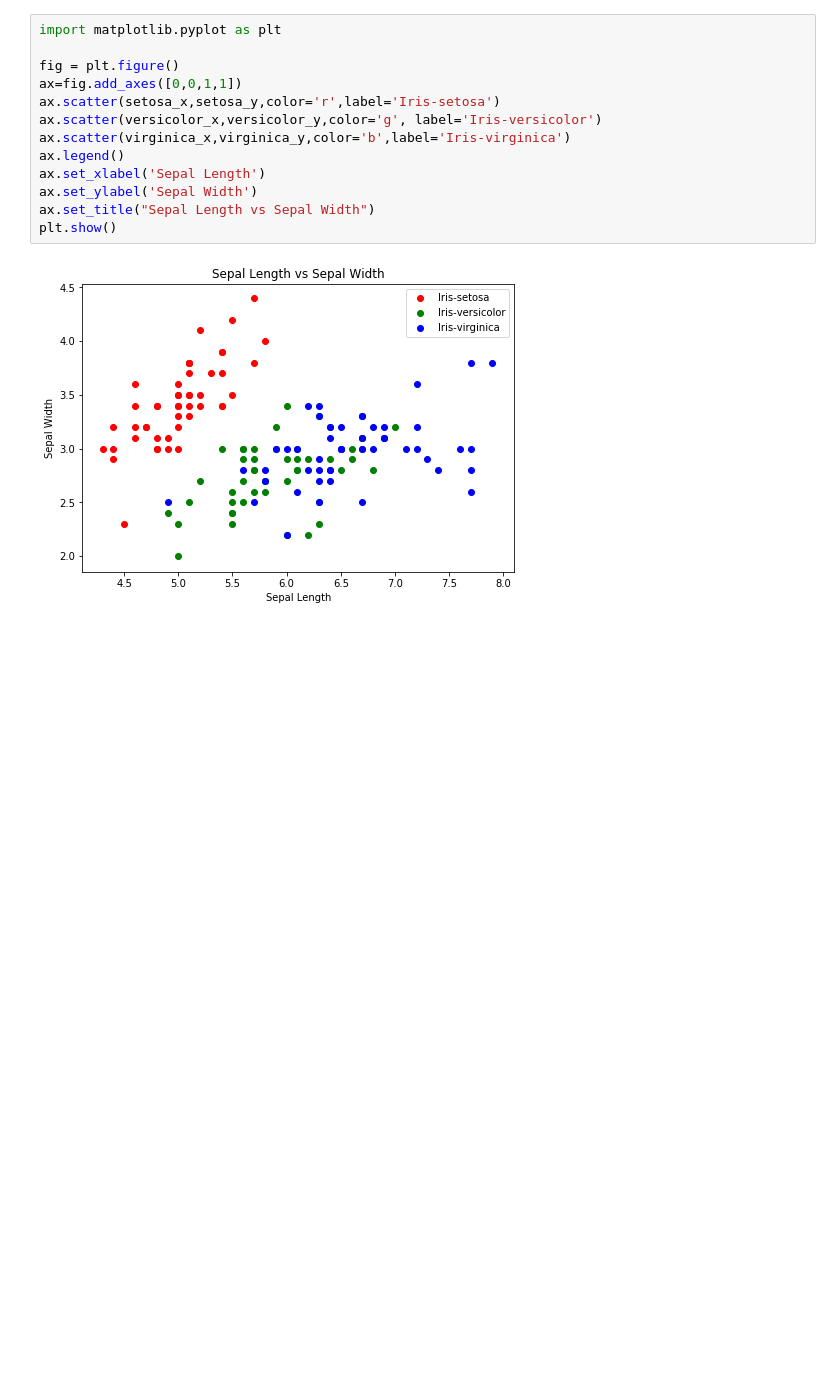
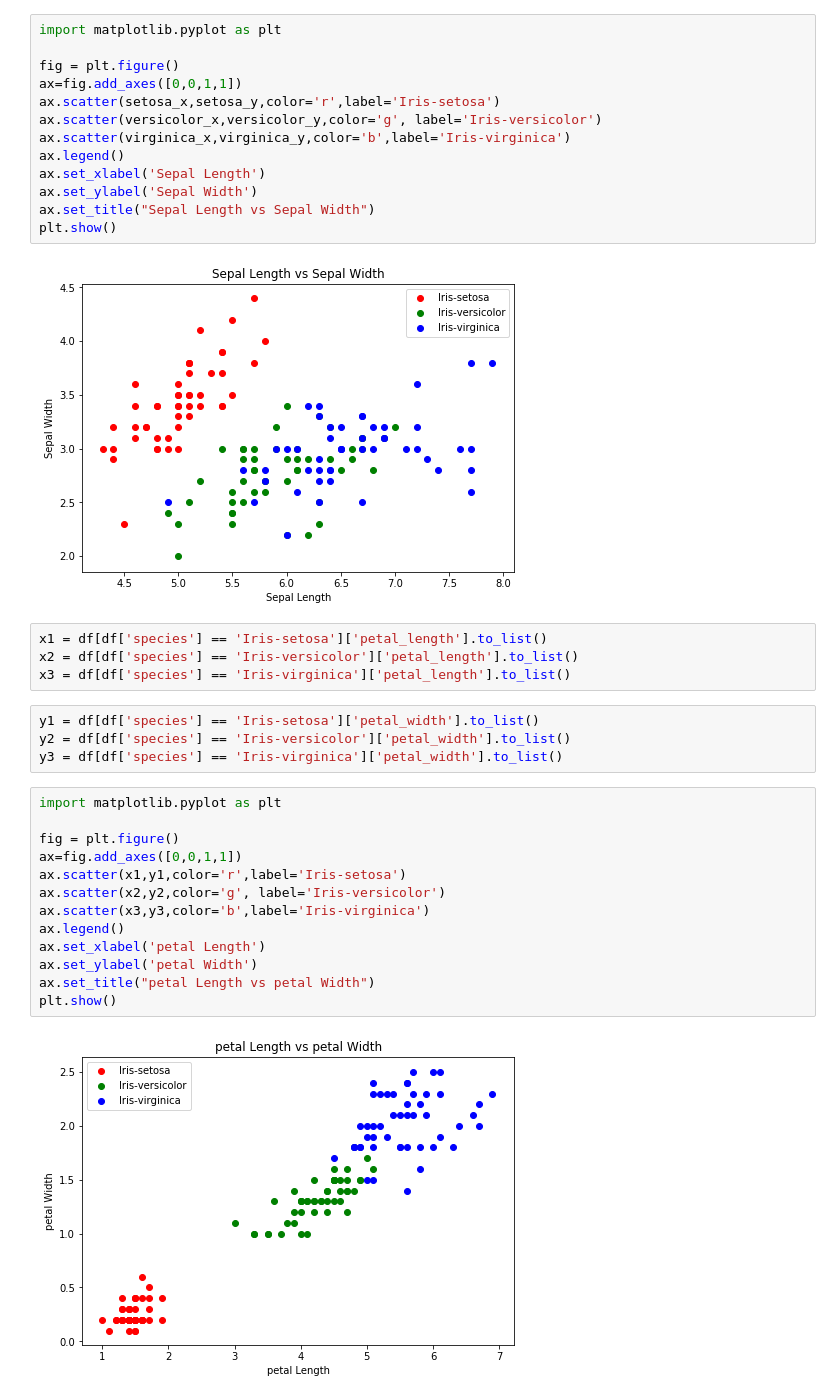
Before and after one commit to SowmyaLR/neural-networks, a Jupyter notebook: iris_datapreprocessing.ipynb, the cells around one changed output. Saved outputs shown, nothing was run; the diff lists cells and outputs as text; blank space fills up the shorter version.

Commit message:
petal length and width visualiztion added commit

```diff
--- a/iris_datapreprocessing.ipynb
+++ b/iris_datapreprocessing.ipynb
@@ -79,3 +79,26 @@ ax.set_title("Sepal Length vs Sepal Width")
 plt.show()
 # %% [output]
 [figure]
+# %%
+x1 = df[df['species'] == 'Iris-setosa']['petal_length'].to_list()
+x2 = df[df['species'] == 'Iris-versicolor']['petal_length'].to_list()
+x3 = df[df['species'] == 'Iris-virginica']['petal_length'].to_list()
+# %%
+y1 = df[df['species'] == 'Iris-setosa']['petal_width'].to_list()
+y2 = df[df['species'] == 'Iris-versicolor']['petal_width'].to_list()
+y3 = df[df['species'] == 'Iris-virginica']['petal_width'].to_list()
+# %%
+import matplotlib.pyplot as plt
+
+fig = plt.figure()
+ax=fig.add_axes([0,0,1,1])
+ax.scatter(x1,y1,color='r',label='Iris-setosa')
+ax.scatter(x2,y2,color='g', label='Iris-versicolor')
+ax.scatter(x3,y3,color='b',label='Iris-virginica')
+ax.legend()
+ax.set_xlabel('petal Length')
+ax.set_ylabel('petal Width')
+ax.set_title("petal Length vs petal Width")
+plt.show()
+# %% [output]
+[figure, added]
```
